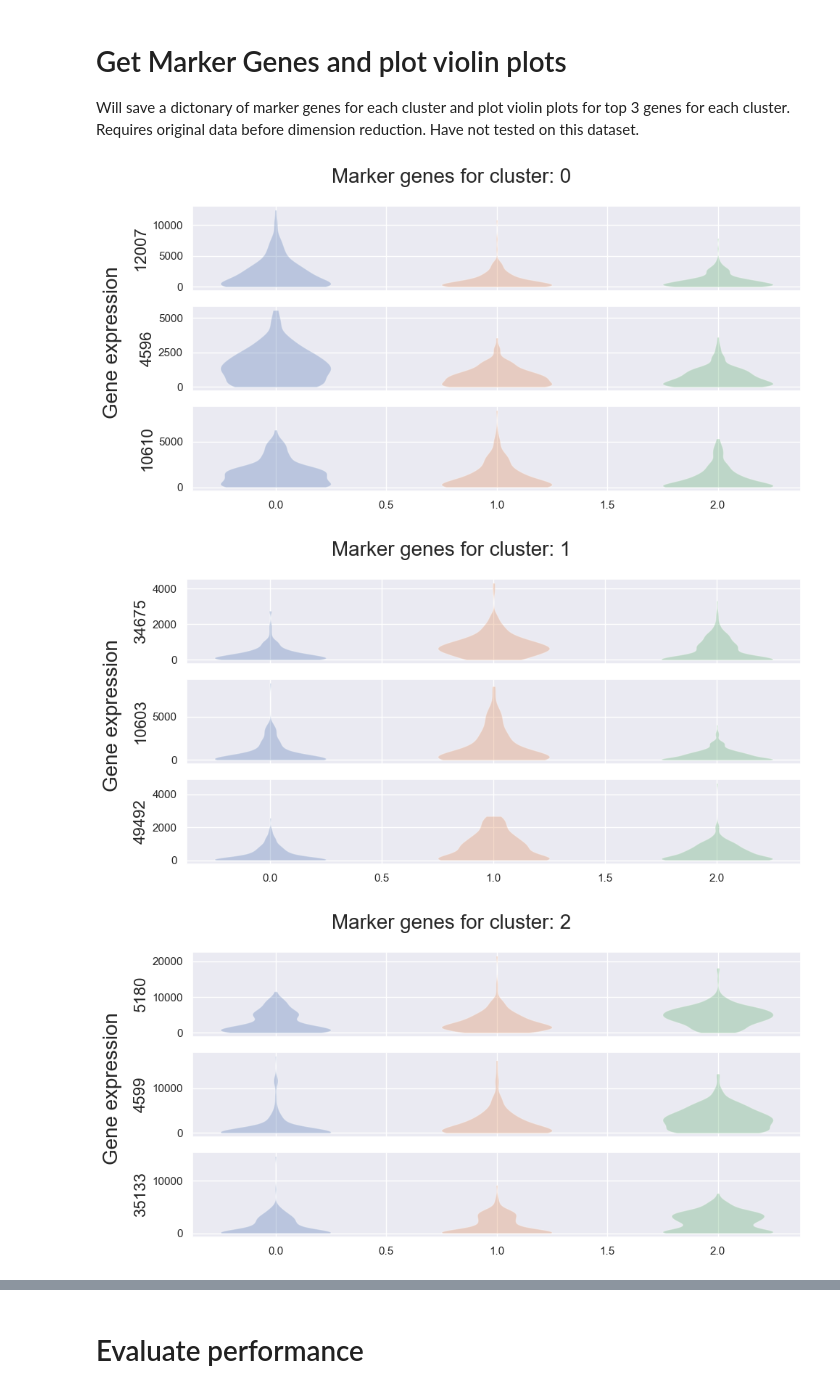
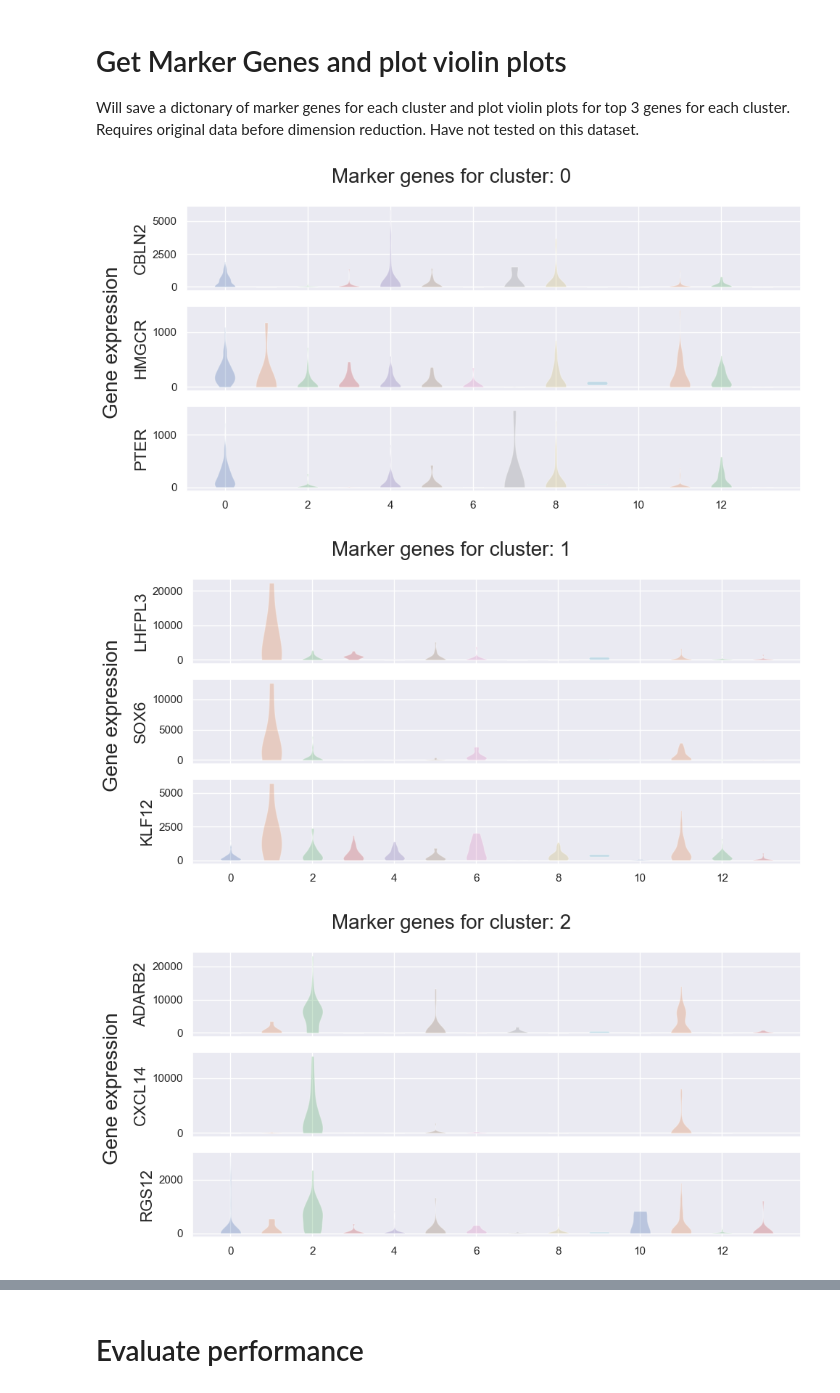
Before and after one commit to jenyiw/MTG-SC-Clustering, a Jupyter notebook: scripts/main_notebook.ipynb, the cells around one changed output, grey strips where cells are left out. Saved outputs shown, nothing was run; the diff lists cells and outputs as text; code cells hidden in the pictures.

```diff
--- a/scripts/main_notebook.ipynb
+++ b/scripts/main_notebook.ipynb
@@ -46,5 +46,5 @@ print("Data saved! Now plotting.")
 # %%
-data = np.loadtxt(os.path.join(r'./data', 'reduced_sample_20_PCs.csv'), delimiter=',')
+data = np.loadtxt(os.path.join(r'.\data', 'reduced_sample_20_PCs.csv'), delimiter=',')
 print(data.shape)
 # %% [output]
 (500, 20)
@@ -53,9 +53,12 @@ print(data.shape)
 # %% [markdown]
 # Test against GMMs from package
 # %%
-from sklearn.mixture import GaussianMixture as gmm
+from sklearn.mixture import GaussianMixture
 
-membership_arr_package = GaussianMixture(n_components=2, random_state=0).fit_predict(data)
+membership_arr_gmm = GaussianMixture(n_components=14, random_state=0, n_init = 20).fit_predict(data)
+save_dir = os.path.join(os.getcwd(), 'output')
+save_path = os.path.join(save_dir, 'gmm_clusters.txt')
+np.savetxt(save_path, membership_arr_gmm[np.newaxis, :], fmt = '%d')
 # %% [markdown]
 # Run Louvain
 Will create an array of labels with dimensions (# of samples,)
@@ -95,11 +102,11 @@ puF.plot_umap(data, membership_arr)
 Will save a dictonary of marker genes for each cluster and plot violin plots for top 3 genes for each cluster. Requires original data before dimension reduction. Have not tested on this dataset.
 # %%
 data_file = os.path.join(r'./data', 'data_mtg_loaded.hdf5')
-clusters = np.unique(membership_arr)
-median_arr, mean_arr = mgF.get_gene_stats_by_cluster(data_file, membership_arr.reshape(-1), clusters)
+clusters = np.unique(membership_arr_gmm)
+median_arr, mean_arr = mgF.get_gene_stats_by_cluster(data_file, membership_arr_gmm.reshape(-1), clusters)
 mgF.filter_genes_by_median(median_arr, mean_arr)
-mgF.plot_marker_genes(data_file, clusters, membership_arr.reshape(-1),)
+mgF.plot_marker_genes(data_file, clusters, membership_arr_gmm.reshape(-1), save_dir = save_dir)
 # %% [output]
-[figure, old version]
+[figure, new version]
-[figure, old version]
+[figure, new version]
-[figure, old version]
+[figure, new version]
```
Also changed, not shown: parts of 11 cells of this notebook.
